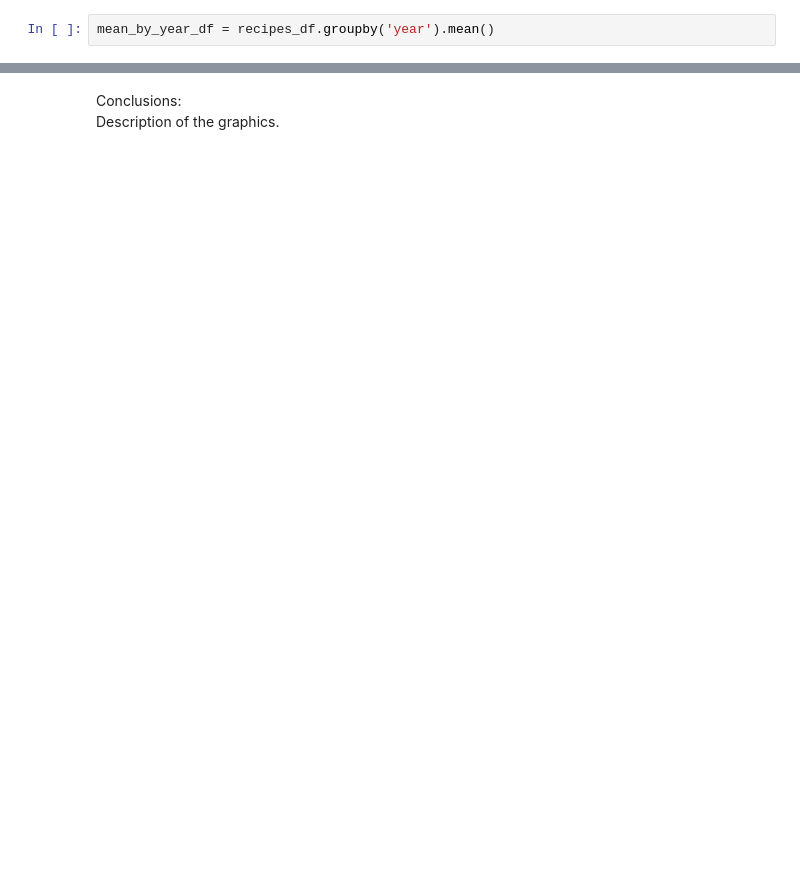
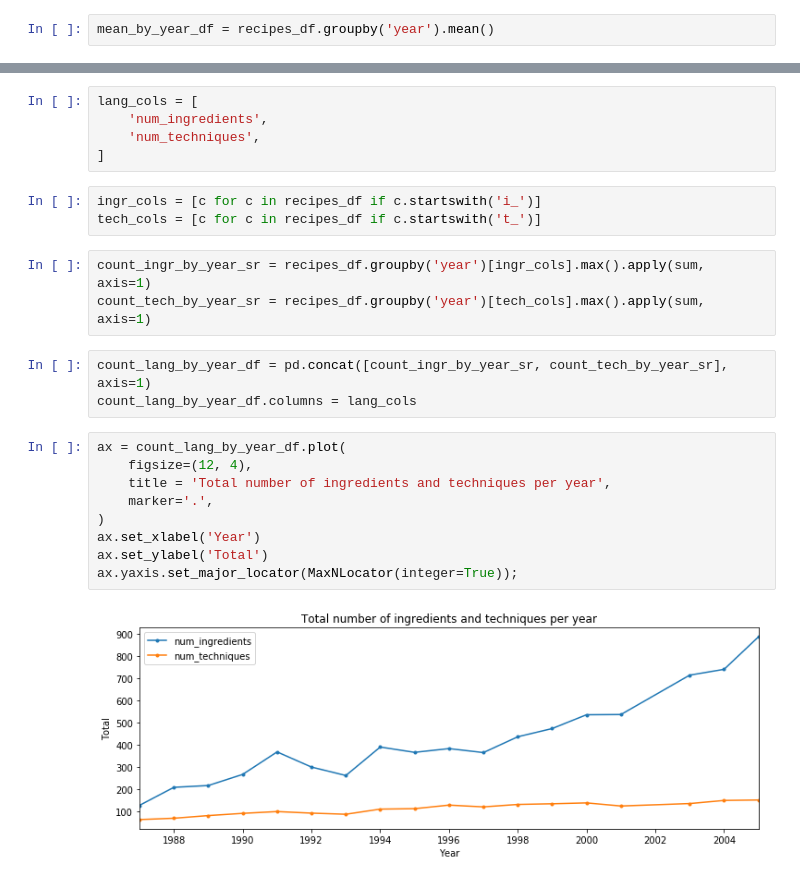
Before and after one commit to mavillard/paper1, a Jupyter notebook: 12_elbulli_visualizations_1.ipynb, the cells around one changed output, grey strips where cells are left out. Saved outputs shown, nothing was run; the diff lists cells and outputs as text; blank space fills up the shorter version.

```diff
--- a/12_elbulli_visualizations_1.ipynb
+++ b/12_elbulli_visualizations_1.ipynb
@@ -159,3 +16,25 @@ ax.set_ylabel('Percentage of recipes');
-# %% [markdown]
-Conclusions:<br>
-Description of the graphics.
+# %%
+lang_cols = [
+    'num_ingredients',
+    'num_techniques',
+]
+# %%
+ingr_cols = [c for c in recipes_df if c.startswith('i_')]
+tech_cols = [c for c in recipes_df if c.startswith('t_')]
+# %%
+count_ingr_by_year_sr = recipes_df.groupby('year')[ingr_cols].max().apply(sum, axis=1)
+count_tech_by_year_sr = recipes_df.groupby('year')[tech_cols].max().apply(sum, axis=1)
+# %%
+count_lang_by_year_df = pd.concat([count_ingr_by_year_sr, count_tech_by_year_sr], axis=1)
+count_lang_by_year_df.columns = lang_cols
+# %%
+ax = count_lang_by_year_df.plot(
+    figsize=(12, 4),
+    title = 'Total number of ingredients and techniques per year',
+    marker='.',
+)
+ax.set_xlabel('Year')
+ax.set_ylabel('Total')
+ax.yaxis.set_major_locator(MaxNLocator(integer=True));
+# %% [output]
+[figure, added]
```
Also changed, not shown: parts of 45 cells of this notebook, 10 other files.
